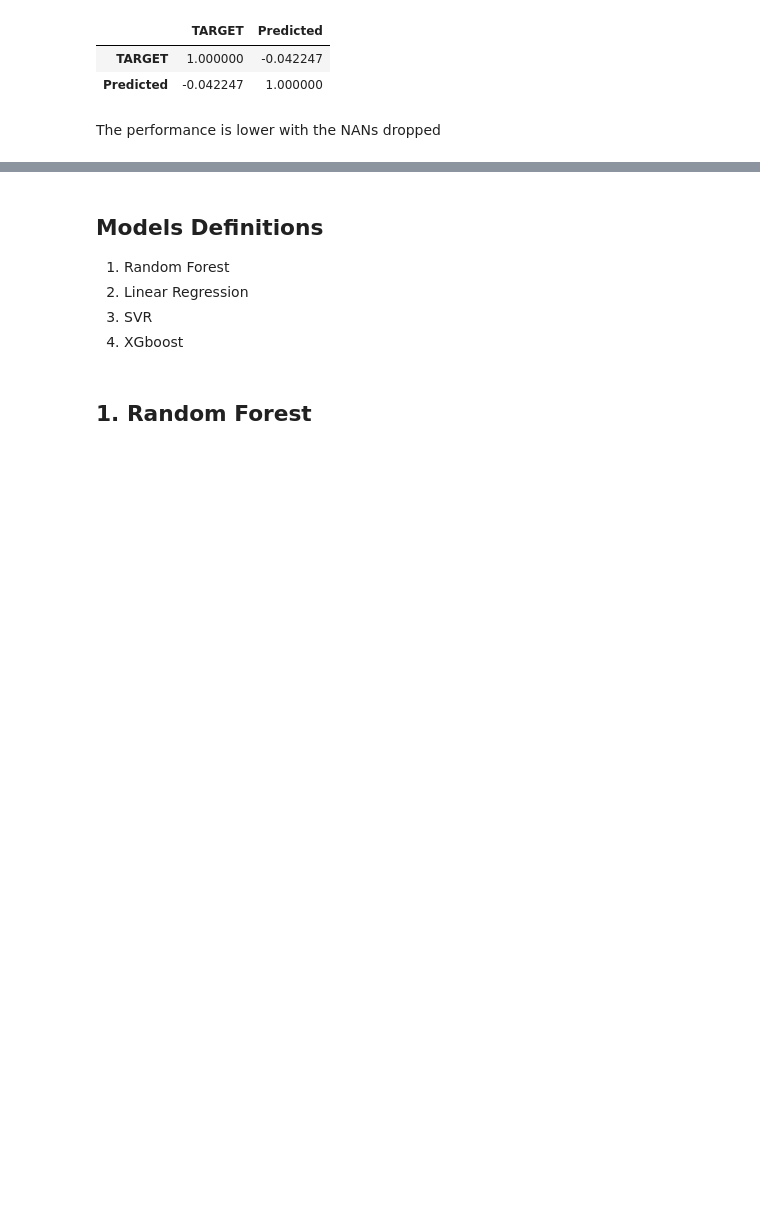
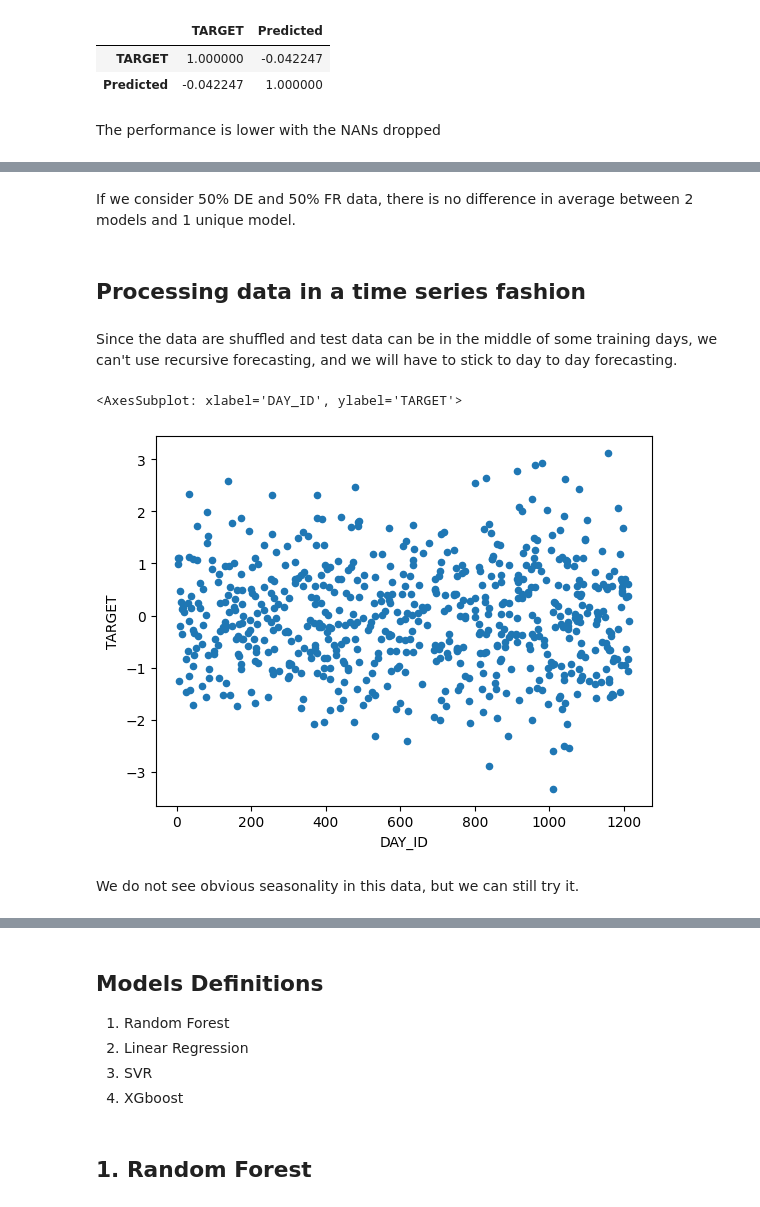
Before and after one commit to pnikitits/EnsembleLearningProject, a Jupyter notebook: Code/Main.ipynb, the cells around one changed output, grey strips where cells are left out. Saved outputs shown, nothing was run; the diff lists cells and outputs as text; code cells hidden in the pictures; blank space fills up the shorter version.

```diff
--- a/Code/Main.ipynb
+++ b/Code/Main.ipynb
@@ -170,0 +195,35 @@ The performance is lower with the NANs dropped
+# %%
+X_train = pd.read_csv(path + 'X_train.csv').set_index('ID').drop(columns=['DAY_ID'])
+y_train = pd.read_csv(path + 'y_train.csv').set_index('ID')
+X_test = pd.read_csv(path + 'X_test.csv').set_index('ID').drop(columns=['DAY_ID'])
+y_test = pd.read_csv(path + 'y_test.csv').set_index('ID')
+
+for country in ["FR", "DE", ["FR", "DE"]]:
+    print(f"Testing for country {country}")
+    if not isinstance(country, list):
+        X_train_country = X_train[X_train["COUNTRY"] == country].drop(columns=["COUNTRY"])
+        X_test_country = X_test[X_test["COUNTRY"] == country].drop(columns=["COUNTRY"])
+    else:
+        X_train_country = X_train.drop(columns=["COUNTRY"])
+        X_test_country = X_test.drop(columns=["COUNTRY"])
+
+    y_test_country = y_test.loc[X_test_country.index]
+    y_train_country = y_train.loc[X_train_country.index]
+
+    param_grid = {
+        'simpleimputer': [SimpleImputer(strategy='mean'), KNNImputer()],
+        'randomforestregressor__n_estimators': [942],
+        'randomforestregressor__max_depth': [2],
+        'randomforestregressor__min_samples_split': [11]
+    }
+    pipeline = make_pipeline(SimpleImputer(strategy='mean'),
+                             RandomForestRegressor(random_state=42))
+    grid_search = GridSearchCV(estimator=pipeline, param_grid=param_grid, cv=5, scoring="neg_mean_squared_error",n_jobs=-1)
+    grid_search.fit(X_train_country, y_train_country.values.ravel())
+
+    best_params = grid_search.best_params_
+    print("Best Parameters:", best_params)
+    print("Best Score:", grid_search.best_score_)
+
+    y_test_country["Predicted"] = grid_search.predict(X_test_country)
+    display(y_test_country.corr("spearman"))
@@ -170,0 +249,14 @@ The performance is lower with the NANs dropped
+# %% [markdown]
+If we consider 50% DE and 50% FR data, there is no difference in average between 2 models and 1 unique model.
+# %% [markdown]
+## Processing data in a time series fashion
+# %% [markdown]
+Since the data are shuffled and test data can be in the middle of some training days, we can't use recursive forecasting, and we will have to stick to day to day forecasting.
+# %%
+days = pd.read_csv(path + 'X_test.csv').set_index('ID')
+pd.merge(days, y_test, left_index=True, right_index=True).plot.scatter(x="DAY_ID", y="TARGET")
+# %% [output]
+<AxesSubplot: xlabel='DAY_ID', ylabel='TARGET'>
+[figure, added]
+# %% [markdown]
+We do not see obvious seasonality in this data, but we can still try it.
```
Also changed, not shown: parts of 6 cells of this notebook.
